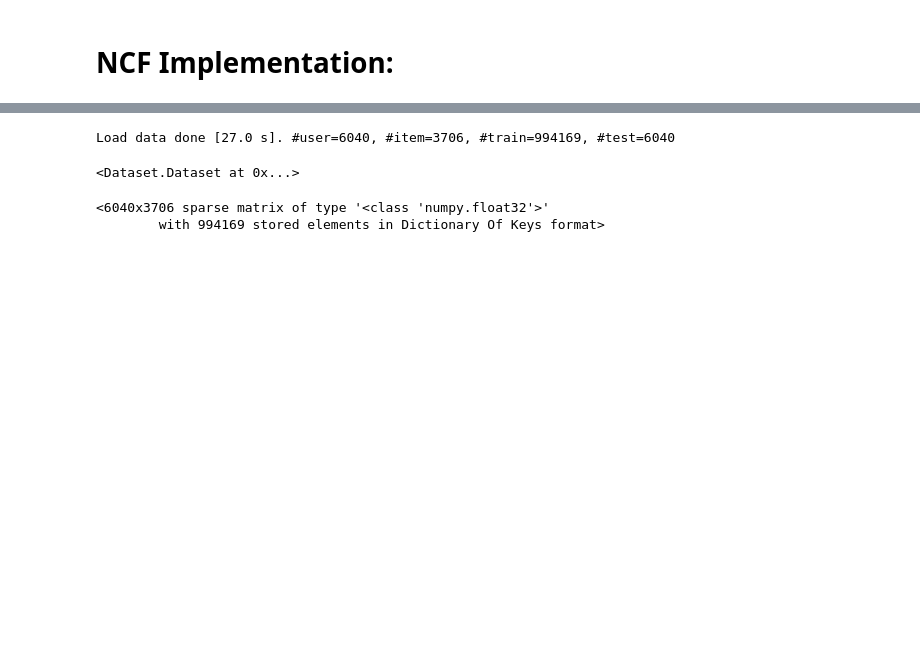
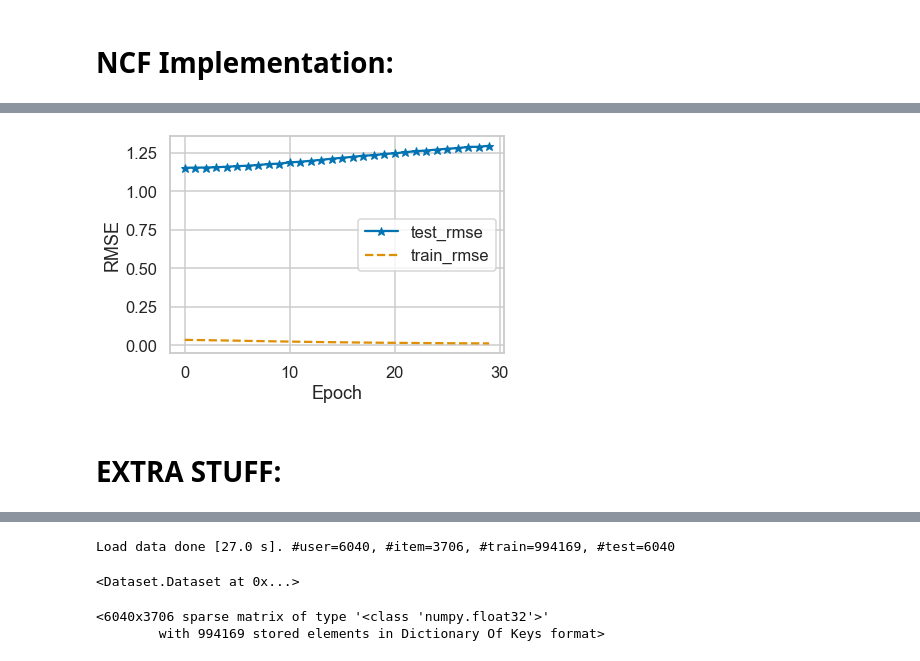
Before and after one commit to akhilesh-somani/Restaurant_Recommendation_System, a Jupyter notebook: Baseline2/Baseline_2.ipynb, the cells around one changed output, grey strips where cells are left out. Cells and saved outputs as stored; diff of their text form; code cells hidden in the pictures; blank space fills up the shorter version.

```diff
--- a/Baseline2/Baseline_2.ipynb
+++ b/Baseline2/Baseline_2.ipynb
@@ -462,0 +684,38 @@ def get_train_instances(train, num_negatives):
+# %%
+# Training and testing model
+train_loss = []
+test_rmse, test_r2 = [], []
+
+for epoch in range(num_epochs):
+    t1 = time()
+
+    # Generate training instances
+    user_input, item_input, labels = get_train_instances(X_train, y_train)
+
+    # Training
+    history = model.fit([np.array(user_input), np.array(item_input)], #input
+                     np.array(labels), # labels
+                     batch_size = batch_size, epochs = 1, verbose = 0, shuffle = True)
+
+    train_loss.append(history.history['loss'][0])
+
+    t2 = time()
+
+    # Evaluation
+    if epoch % verbose == 0:
+        (mse, r2) = evaluate_rate_model(model, X_test, y_test, evaluation_threads)
+
+        test_rmse.append(np.sqrt(mse))
+        test_r2.append(r2)
+
+        print('Epoch %d [%.1f s]: Test RMSE = %.4f, Test R2 = %.4f, Train Loss = %.4f [%.1f s]'
+              % (epoch + 1,  t2 - t1, test_rmse[-1], test_r2[-1], train_loss[-1], time() - t2))
+
+        if mse < best_mse:
+            best_mse, best_r2, best_iter = mse, r2, epoch
+#             if args.out > 0:
+#                 model.save_weights(model_out_file, overwrite=True)
+
+print("End. Best Iteration %d:  RMSE = %.4f, R2 = %.4f. " %(best_iter, np.sqrt(best_mse), best_r2))
+# if args.out > 0:
+#     print("The best NeuMF model is saved to %s" %(model_out_file))
@@ -462,0 +749,11 @@ def get_train_instances(train, num_negatives):
+# %%
+plt.plot(test_rmse, '*-', label = 'test_rmse')
+plt.plot(train_rmse, '--', label = 'train_rmse')
+plt.legend()
+plt.xlabel('Epoch')
+plt.ylabel('RMSE')
+plt.show()
+# %% [output]
+[figure, added]
+# %% [markdown]
+# EXTRA STUFF:
```
Also changed, not shown: parts of 50 cells of this notebook, 1 other file.
